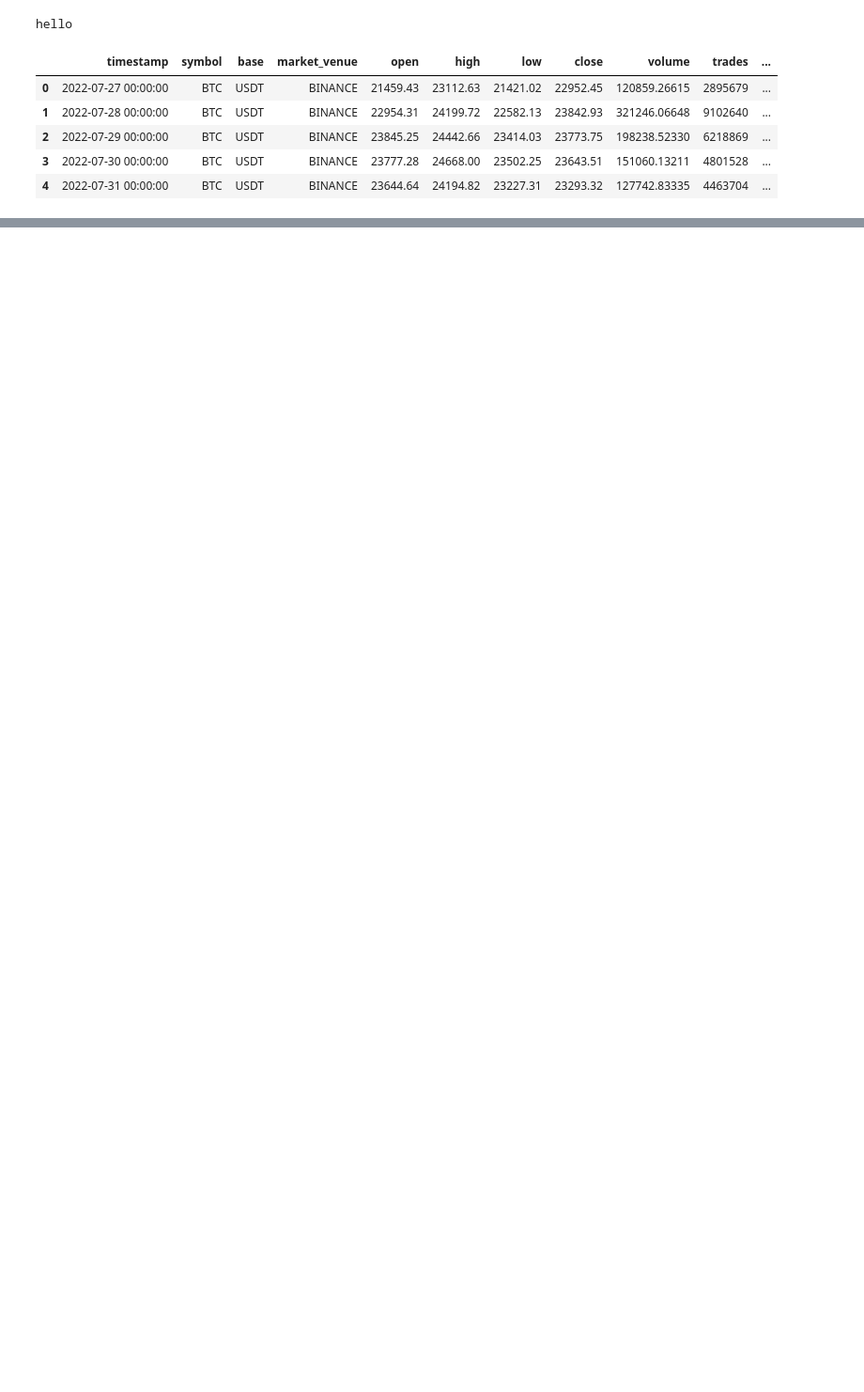
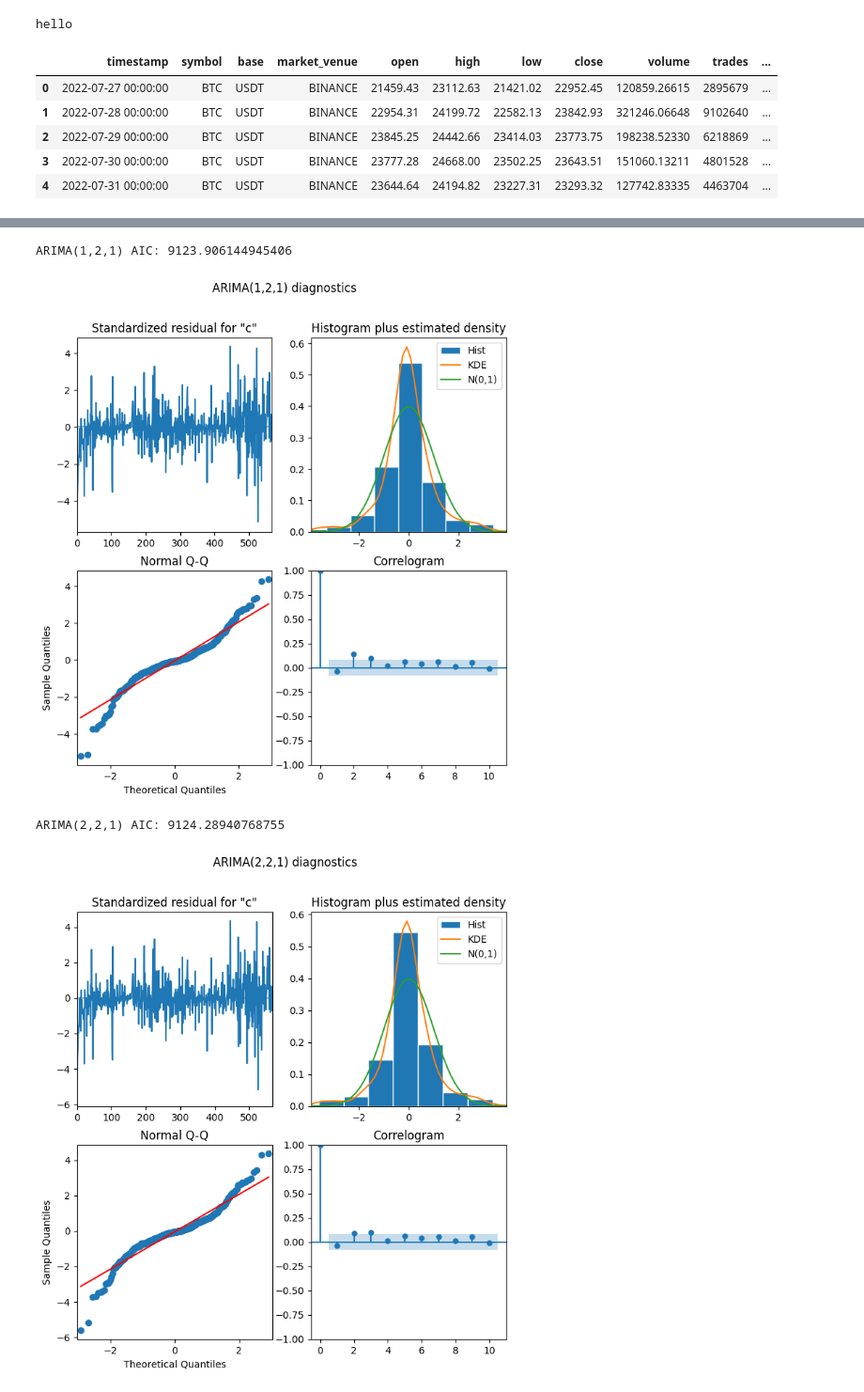
Before and after one commit to harshit4311/BTC-ARIMA-Modelling, a Jupyter notebook: code/arima_modelling.ipynb, the cells around one changed output, grey strips where cells are left out. Shown at 94% size. Drawn from its saved outputs; the diff is of its cells as text; code cells hidden in the pictures; blank space fills up the shorter version.

```diff
--- a/code/arima_modelling.ipynb
+++ b/code/arima_modelling.ipynb
@@ -17,0 +88,14 @@ df.head()
+# %%
+from statsmodels.tsa.arima.model import ARIMA
+
+for p in [1,2]:
+    model = ARIMA(close_price, order=(p,2,1)).fit()
+    print(f'ARIMA({p},2,1) AIC:', model.aic)
+    model.plot_diagnostics(figsize=(8,8))
+    plt.suptitle(f'ARIMA({p},2,1) diagnostics')
+    plt.show()
+# %% [output]
+ARIMA(1,2,1) AIC: 9123.906144945406
+[figure, added]
+ARIMA(2,2,1) AIC: 9124.28940768755
+[figure, added]
```
Also changed, not shown: parts of 7 cells of this notebook.
